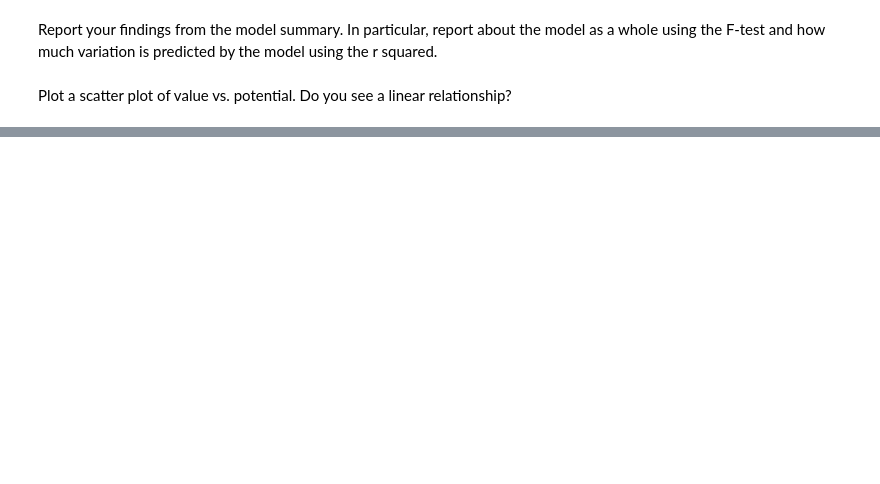
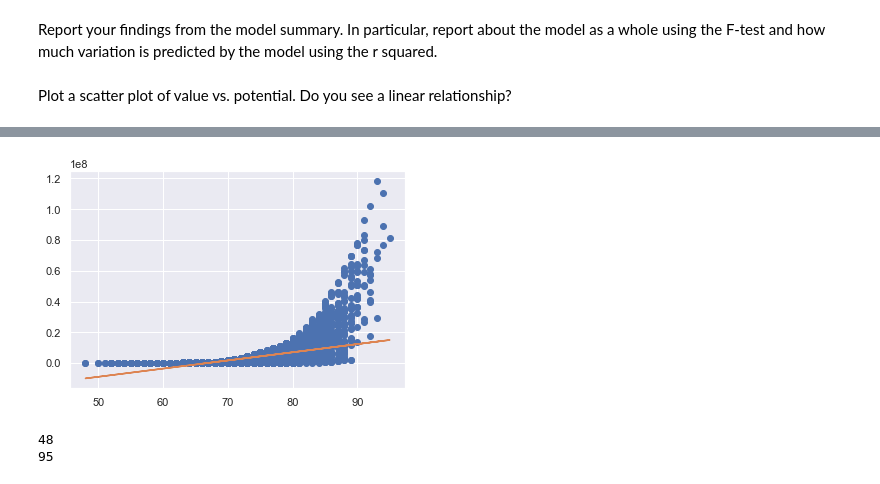
Before and after one commit to ta-datapt-bcn/lab-correlation-tests-with-scipy, a Jupyter notebook: your-code/main.ipynb, the cells around one changed output, grey strips where cells are left out. Drawn from its saved outputs; the diff is of its cells as text; code cells hidden in the pictures; blank space fills up the shorter version.

```diff
--- a/your-code/main.ipynb
+++ b/your-code/main.ipynb
@@ -72,0 +286,12 @@ Plot a scatter plot of value vs. potential. Do you see a linear relationship?
+# %%
+X = fifa['Potential']
+Y = fifa['ValueNumeric']
+
+slope, intercept, r_value, p_value, slope_std_error = stats.linregress(X,Y)
+pred_y = slope * X + intercept
+# %%
+plt.plot(X, Y, 'o')
+plt.plot(X, predict_y)
+plt.show()
+# %% [output]
+[figure, added]
@@ -72,0 +304,6 @@ Plot a scatter plot of value vs. potential. Do you see a linear relationship?
+# %%
+print(min(fifa['Potential']))
+print(max(fifa['Potential']))
+# %% [output]
+48
+95
```
Also changed, not shown: parts of 30 cells of this notebook.
